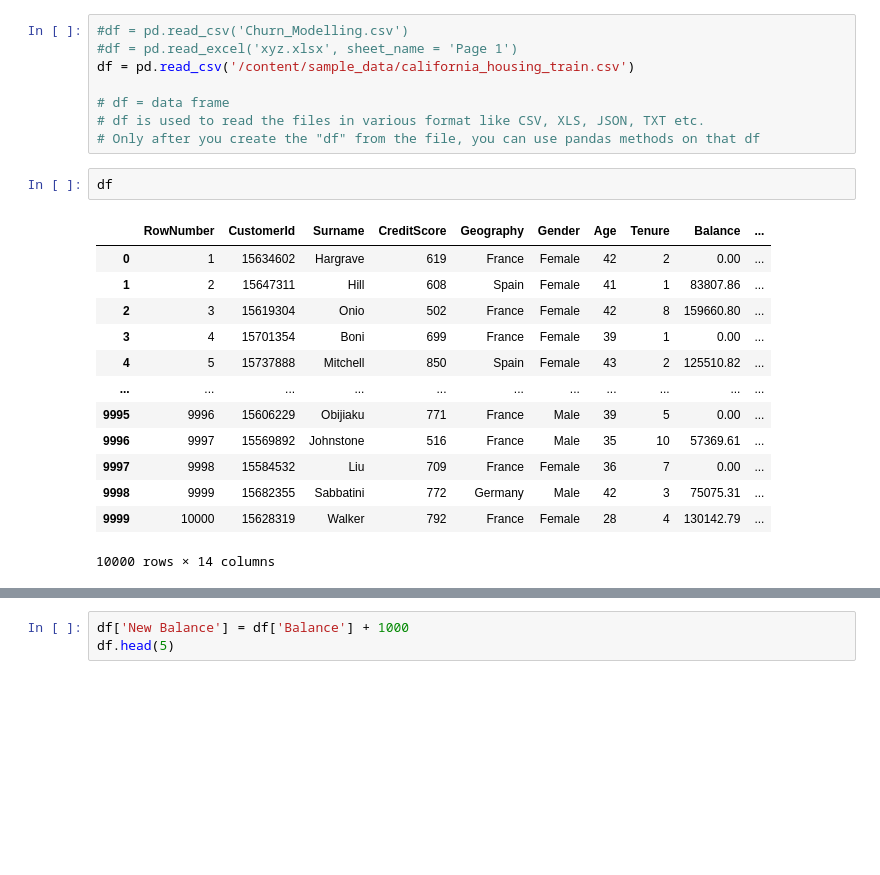
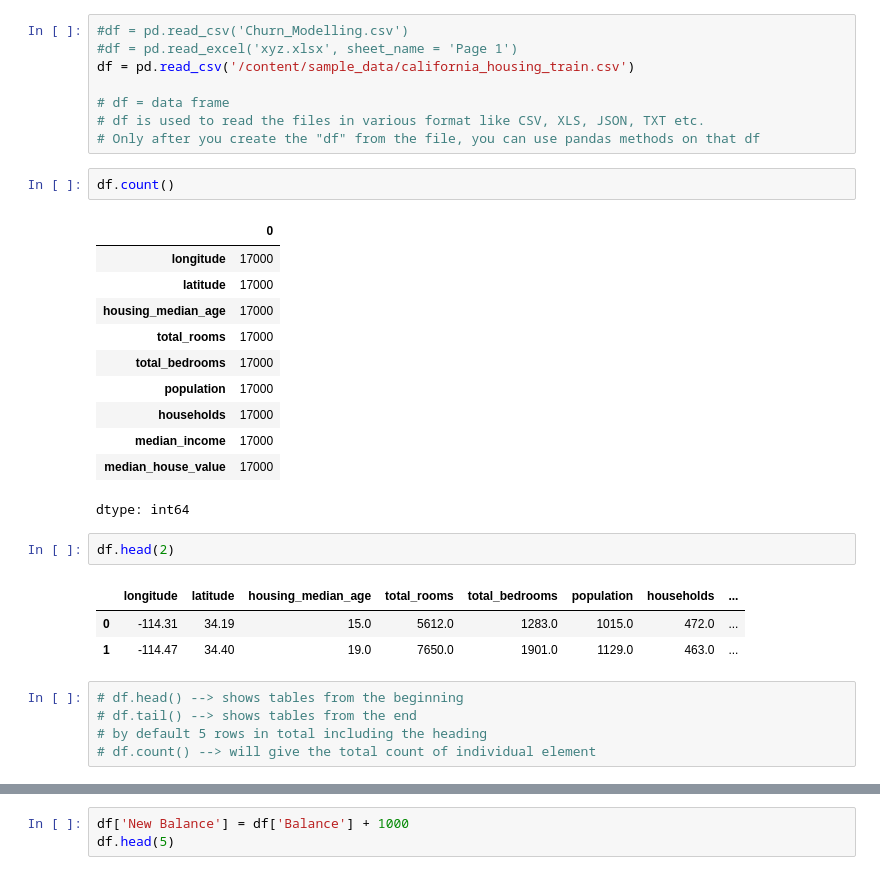
Before and after one commit to cyberslackk/python, a Jupyter notebook: Pandas.ipynb, the cells around one changed output, grey strips where cells are left out. Cells and saved outputs as stored; diff of their text form; blank space fills up the shorter version.

```diff
--- a/Pandas.ipynb
+++ b/Pandas.ipynb
@@ -22,21 +22,30 @@ df = pd.read_csv('/content/sample_data/california_housing_train.csv')
 # df is used to read the files in various format like CSV, XLS, JSON, TXT etc.
 # Only after you create the "df" from the file, you can use pandas methods on that df
 # %%
-df
+df.count()
 # %% [output]
-|  | RowNumber | CustomerId | Surname | CreditScore | Geography | Gender | Age | Tenure | Balance | ... |
-| 0 | 1 | 15634602 | Hargrave | 619 | France | Female | 42 | 2 | 0.00 | ... |
-| 1 | 2 | 15647311 | Hill | 608 | Spain | Female | 41 | 1 | 83807.86 | ... |
-| 2 | 3 | 15619304 | Onio | 502 | France | Female | 42 | 8 | 159660.80 | ... |
-| 3 | 4 | 15701354 | Boni | 699 | France | Female | 39 | 1 | 0.00 | ... |
-| 4 | 5 | 15737888 | Mitchell | 850 | Spain | Female | 43 | 2 | 125510.82 | ... |
-| ... | ... | ... | ... | ... | ... | ... | ... | ... | ... | ... |
-| 9995 | 9996 | 15606229 | Obijiaku | 771 | France | Male | 39 | 5 | 0.00 | ... |
-| 9996 | 9997 | 15569892 | Johnstone | 516 | France | Male | 35 | 10 | 57369.61 | ... |
-| 9997 | 9998 | 15584532 | Liu | 709 | France | Female | 36 | 7 | 0.00 | ... |
-| 9998 | 9999 | 15682355 | Sabbatini | 772 | Germany | Male | 42 | 3 | 75075.31 | ... |
-| 9999 | 10000 | 15628319 | Walker | 792 | France | Female | 28 | 4 | 130142.79 | ... |
+|  | 0 |
+| longitude | 17000 |
+| latitude | 17000 |
+| housing_median_age | 17000 |
+| total_rooms | 17000 |
+| total_bedrooms | 17000 |
+| population | 17000 |
+| households | 17000 |
+| median_income | 17000 |
+| median_house_value | 17000 |
-10000 rows × 14 columns
+dtype: int64
+# %%
+df.head(2)
+# %% [output]
+|  | longitude | latitude | housing_median_age | total_rooms | total_bedrooms | population | households | ... |
+| 0 | -114.31 | 34.19 | 15.0 | 5612.0 | 1283.0 | 1015.0 | 472.0 | ... |
+| 1 | -114.47 | 34.40 | 19.0 | 7650.0 | 1901.0 | 1129.0 | 463.0 | ... |
+# %%
+# df.head() --> shows tables from the beginning
+# df.tail() --> shows tables from the end
+# by default 5 rows in total including the heading
+# df.count() --> will give the total count of individual element
 # %%
 df.head()
 # %% [output]
```
Also changed, not shown: parts of 15 cells of this notebook.
